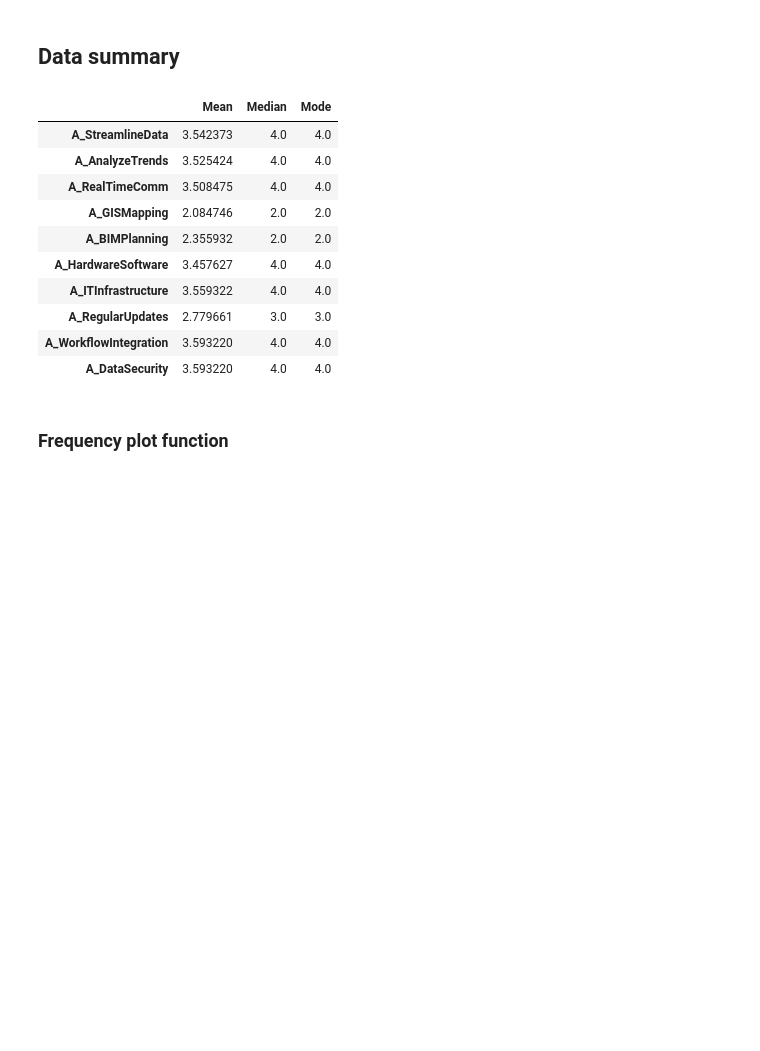
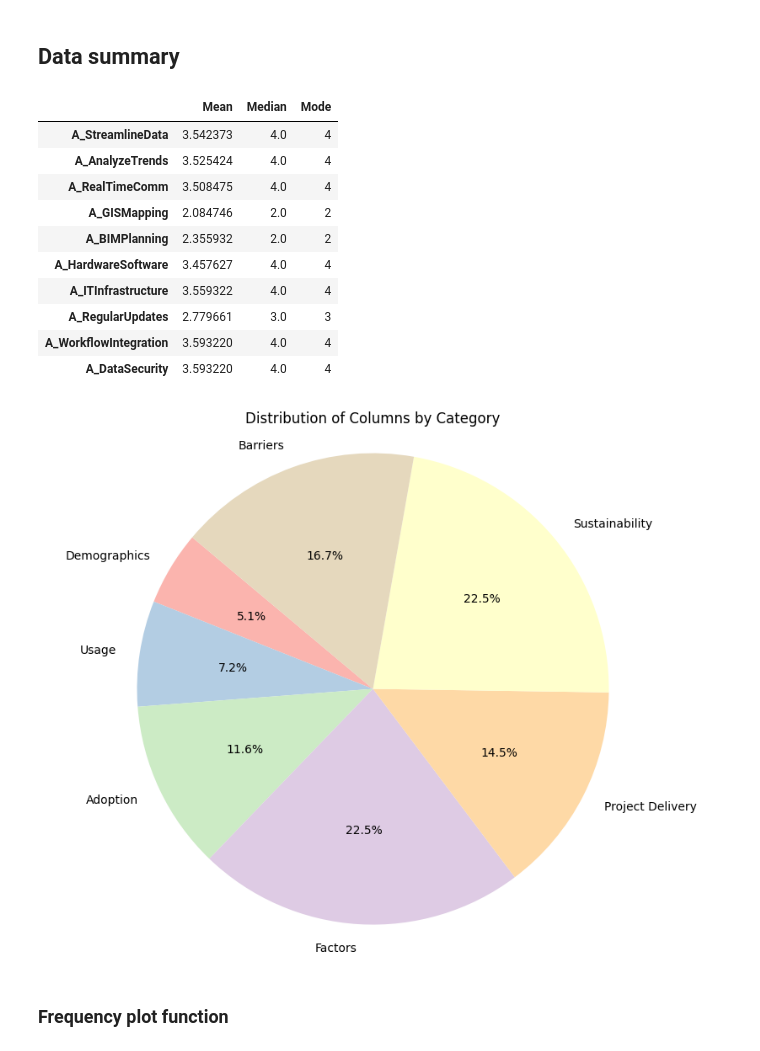
Before and after one commit to CaptainEze/BOLAJI-BARTHOLOMEW, a Jupyter notebook: analysis/input.ipynb, the cells around one changed output. Drawn from its saved outputs; the diff is of its cells as text; code cells hidden in the pictures; blank space fills up the shorter version.

```diff
--- a/analysis/input.ipynb
+++ b/analysis/input.ipynb
@@ -63,7 +63,7 @@ Name: count, dtype: int64
 # %% [markdown]
 ## Data summary
 # %%
-likert_cols = [col for col in df.columns if col.startswith((ADOPTION, FACTORS, PROJECT_DELIVERY, SUSTAINABILITY, BARRIERS))]
+likert_cols = [col for col in df.columns if col.startswith((ADOPTION))]
 
 means = df[likert_cols].mean()
 medians = df[likert_cols].median()
@@ -78,16 +78,55 @@ summary = pd.DataFrame({
 summary.head(10)
 # %% [output]
 |  | Mean | Median | Mode |
-| A_StreamlineData | 3.542373 | 4.0 | 4.0 |
-| A_AnalyzeTrends | 3.525424 | 4.0 | 4.0 |
-| A_RealTimeComm | 3.508475 | 4.0 | 4.0 |
-| A_GISMapping | 2.084746 | 2.0 | 2.0 |
-| A_BIMPlanning | 2.355932 | 2.0 | 2.0 |
-| A_HardwareSoftware | 3.457627 | 4.0 | 4.0 |
-| A_ITInfrastructure | 3.559322 | 4.0 | 4.0 |
-| A_RegularUpdates | 2.779661 | 3.0 | 3.0 |
-| A_WorkflowIntegration | 3.593220 | 4.0 | 4.0 |
-| A_DataSecurity | 3.593220 | 4.0 | 4.0 |
+| A_StreamlineData | 3.542373 | 4.0 | 4 |
+| A_AnalyzeTrends | 3.525424 | 4.0 | 4 |
+| A_RealTimeComm | 3.508475 | 4.0 | 4 |
+| A_GISMapping | 2.084746 | 2.0 | 2 |
+| A_BIMPlanning | 2.355932 | 2.0 | 2 |
+| A_HardwareSoftware | 3.457627 | 4.0 | 4 |
+| A_ITInfrastructure | 3.559322 | 4.0 | 4 |
+| A_RegularUpdates | 2.779661 | 3.0 | 3 |
+| A_WorkflowIntegration | 3.593220 | 4.0 | 4 |
+| A_DataSecurity | 3.593220 | 4.0 | 4 |
+# %%
+import matplotlib.pyplot as plt
+
+# Define category prefixes
+categories = {
+    "Demographics": DEMOGRAPHICS,
+    "Usage": USAGE,
+    "Adoption": ADOPTION,
+    "Factors": FACTORS,
+    "Project Delivery": PROJECT_DELIVERY,
+    "Sustainability": SUSTAINABILITY,
+    "Barriers": BARRIERS
+}
+
+# Count columns in each category
+category_counts = {}
+for name, prefix in categories.items():
+    category_counts[name] = len([col for col in df.columns if col.startswith(prefix)])
+
+# Calculate "Other" for columns that don't match any category
+other_cols = len(df.columns) - sum(category_counts.values())
+if other_cols > 0:
+    category_counts["Other"] = other_cols
+
+# Create pie chart
+plt.figure(figsize=(10, 8))
+plt.pie(
+    category_counts.values(),
+    labels=category_counts.keys(),
+    autopct='%1.1f%%',
+    startangle=140,
+    colors=plt.cm.Pastel1.colors
+)
+
+plt.title('Distribution of Columns by Category')
+plt.axis('equal')  # Equal aspect ratio ensures the pie chart is circular
+plt.show()
+# %% [output]
+[figure, added]
 # %% [markdown]
 ### Frequency plot function
 # %%
```
Also changed, not shown: parts of 7 cells of this notebook, 2 other files.
